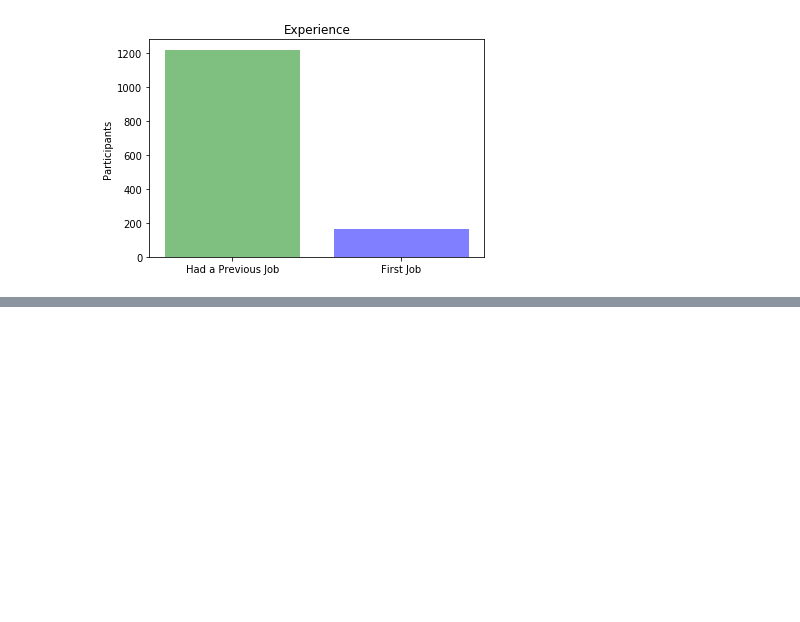
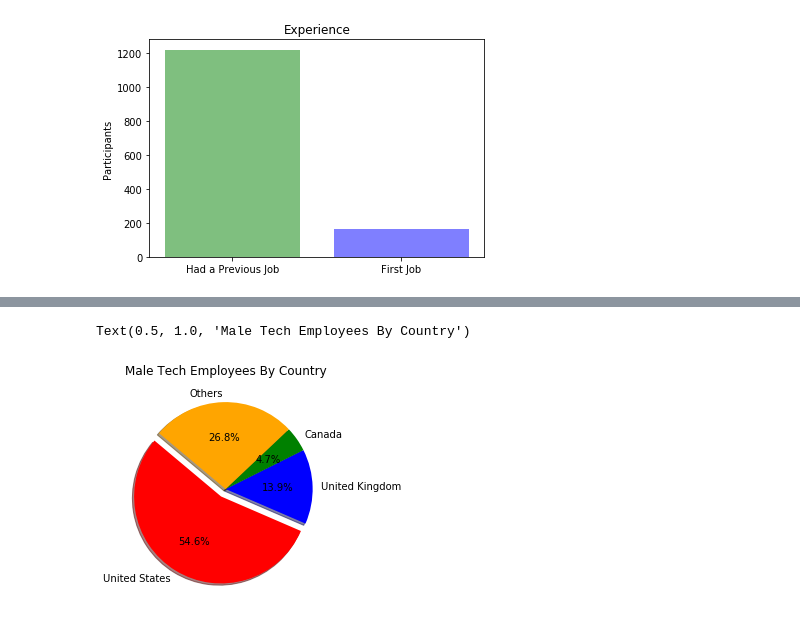
Before and after one commit to Aditm96/Mental-Health_Technology-Industry, a Jupyter notebook: 2016_Visualizations.ipynb, the cells around one changed output, grey strips where cells are left out. Cells and saved outputs as stored; diff of their text form; code cells hidden in the pictures; blank space fills up the shorter version.

```diff
--- a/2016_Visualizations.ipynb
+++ b/2016_Visualizations.ipynb
@@ -153,0 +156,3 @@ Text(0, 0.5, 'Participants')
+# %%
+Men_Data = Data.loc[Data["Gender"] == "Male", :]
+Men_Data
@@ -153,0 +173,14 @@ Text(0, 0.5, 'Participants')
+# %%
+#Country Distribution
+Men_Country = Men_Data['Country'].value_counts()
+Men_Country
+Labels = ["United States", "United Kingdom", "Canada", "Others"]
+Sizes = [574, 146, 49, 282]
+Color = ["red", "blue", 'green', 'orange']
+Explode = (0.1, 0, 0, 0)
+plt.pie(Sizes, explode=Explode, labels=Labels, colors=Color,
+        autopct="%1.1f%%", shadow=True, startangle=140)
+plt.title("Male Tech Employees By Country")
+# %% [output]
+Text(0.5, 1.0, 'Male Tech Employees By Country')
+[figure, added]
```
Also changed, not shown: parts of 17 cells of this notebook, 54 other files.
